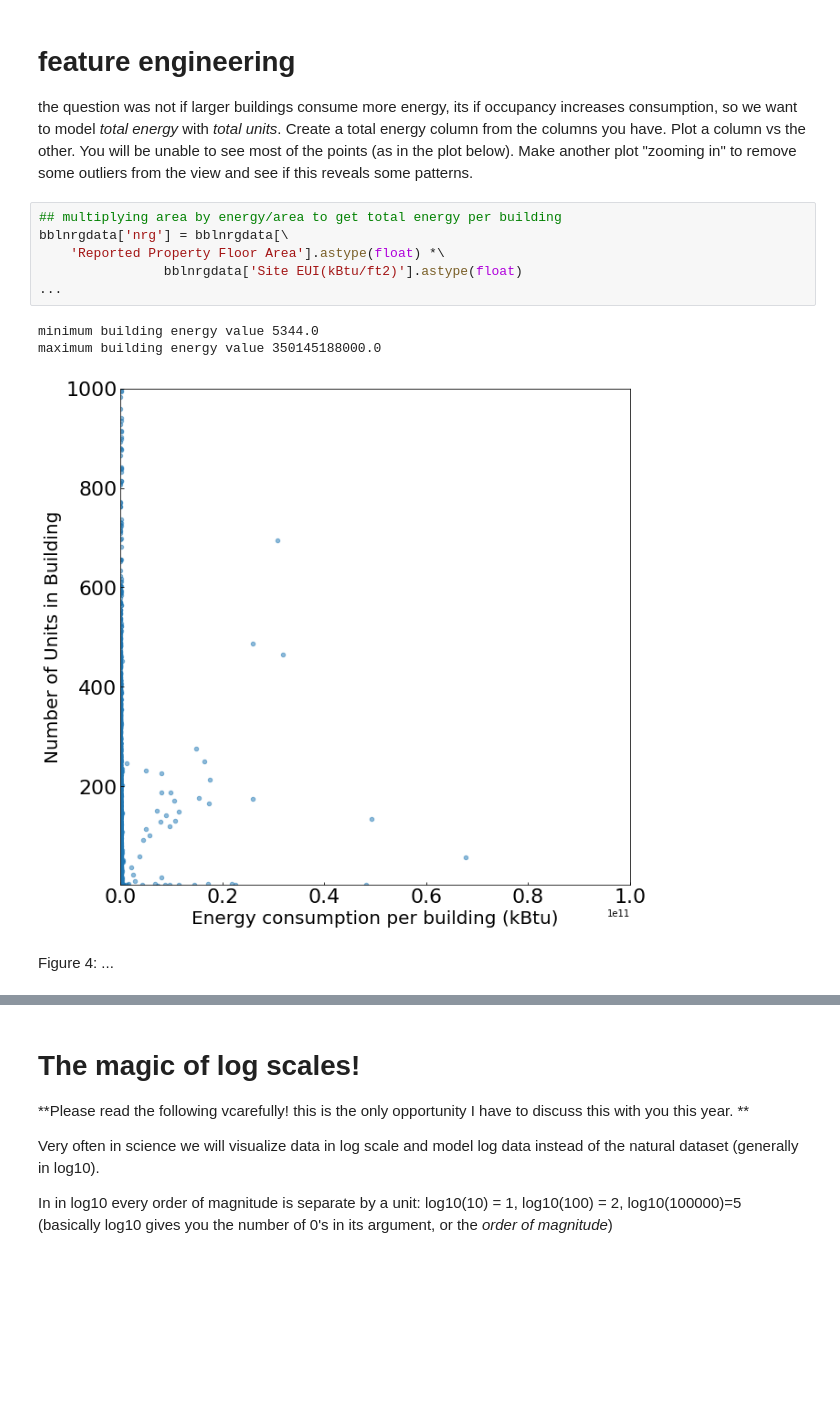
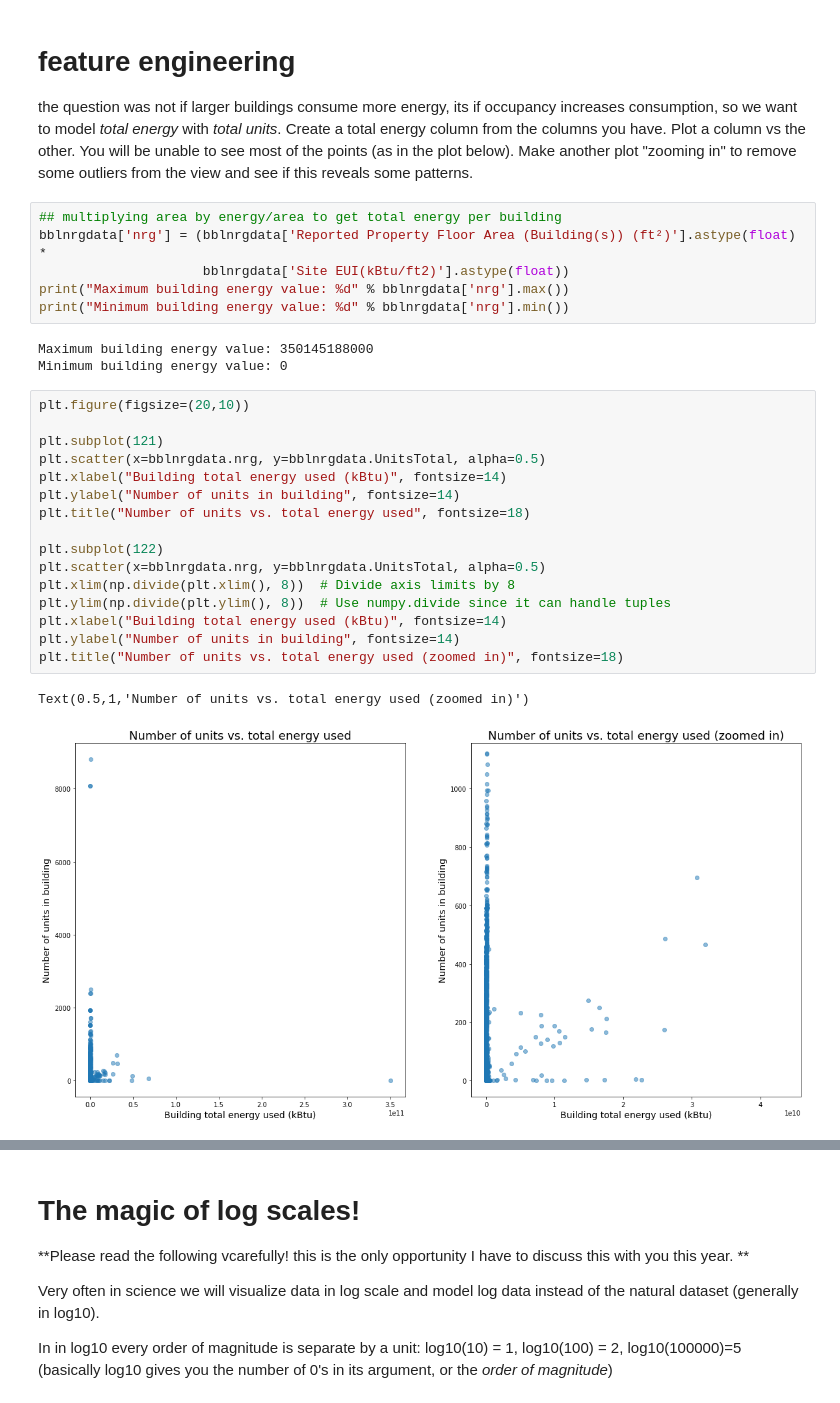
Before and after one commit to aawerner/PUI2018_aaw329, a Jupyter notebook: HW10_aaw329/HW10_2_aaw329.ipynb, the cells around one changed output, grey strips where cells are left out. Saved outputs shown, nothing was run; the diff lists cells and outputs as text; blank space fills up the shorter version.

```diff
--- a/HW10_aaw329/HW10_2_aaw329.ipynb
+++ b/HW10_aaw329/HW10_2_aaw329.ipynb
@@ -355,13 +375,29 @@ Create a total energy column from the columns you have.
 Plot a column vs the other. You will be unable to see most of the points (as in the plot below). Make another plot "zooming in" to remove some outliers from the view and see if this reveals some patterns.
 # %%
 ## multiplying area by energy/area to get total energy per building
-bblnrgdata['nrg'] = bblnrgdata[\
-    'Reported Property Floor Area'].astype(float) *\
-                bblnrgdata['Site EUI(kBtu/ft2)'].astype(float)
-...
+bblnrgdata['nrg'] = (bblnrgdata['Reported Property Floor Area (Building(s)) (ft²)'].astype(float) *
+                     bblnrgdata['Site EUI(kBtu/ft2)'].astype(float))
+print("Maximum building energy value: %d" % bblnrgdata['nrg'].max())
+print("Minimum building energy value: %d" % bblnrgdata['nrg'].min())
 # %% [output]
-minimum building energy value 5344.0
-maximum building energy value 350145188000.0
+Maximum building energy value: 350145188000
+Minimum building energy value: 0
-[figure, removed]
-# %% [markdown]
-Figure 4: ...
+# %%
+plt.figure(figsize=(20,10))
+
+plt.subplot(121)
+plt.scatter(x=bblnrgdata.nrg, y=bblnrgdata.UnitsTotal, alpha=0.5)
+plt.xlabel("Building total energy used (kBtu)", fontsize=14)
+plt.ylabel("Number of units in building", fontsize=14)
+plt.title("Number of units vs. total energy used", fontsize=18)
+
+plt.subplot(122)
+plt.scatter(x=bblnrgdata.nrg, y=bblnrgdata.UnitsTotal, alpha=0.5)
+plt.xlim(np.divide(plt.xlim(), 8))  # Divide axis limits by 8
+plt.ylim(np.divide(plt.ylim(), 8))  # Use numpy.divide since it can handle tuples
+plt.xlabel("Building total energy used (kBtu)", fontsize=14)
+plt.ylabel("Number of units in building", fontsize=14)
+plt.title("Number of units vs. total energy used (zoomed in)", fontsize=18)
+# %% [output]
+Text(0.5,1,'Number of units vs. total energy used (zoomed in)')
+[figure, added]
```
Also changed, not shown: parts of 39 cells of this notebook.
